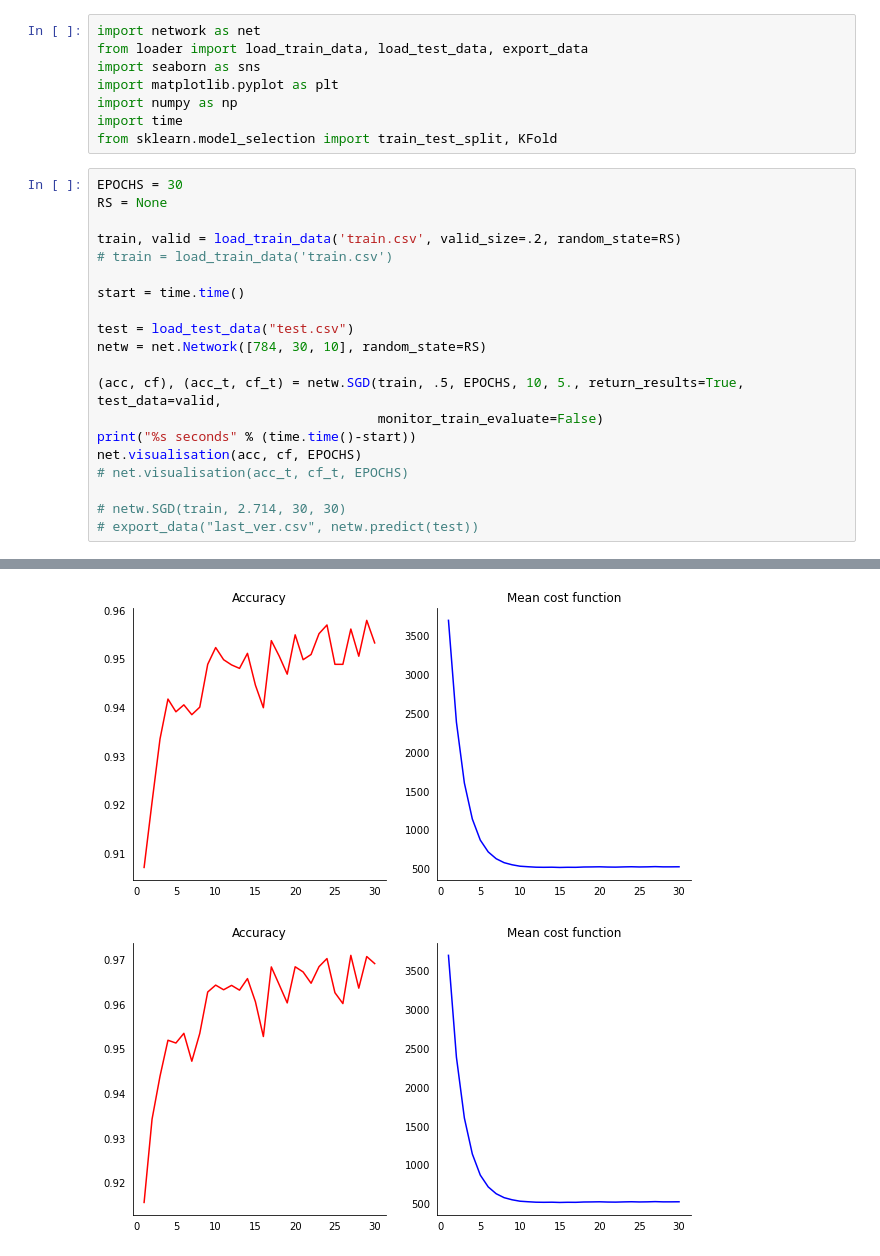
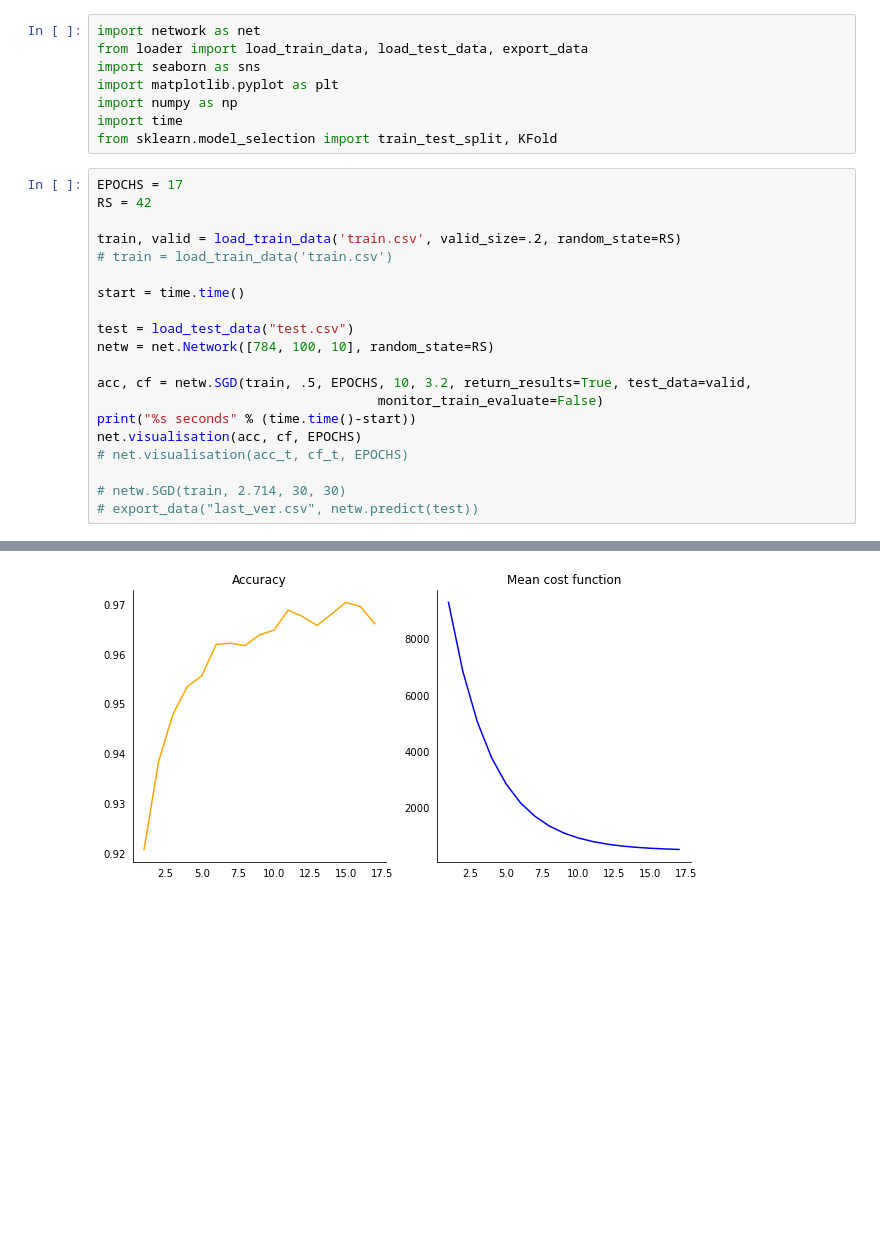
Before and after one commit to Grafit24/my-first-neurol-network, a Jupyter notebook: experement.ipynb, the cells around one changed output, grey strips where cells are left out. Cells and saved outputs as stored; diff of their text form; blank space fills up the shorter version.

```diff
--- a/experement.ipynb
+++ b/experement.ipynb
@@ -7,8 +7,8 @@ import numpy as np
 import time
 from sklearn.model_selection import train_test_split, KFold
 # %%
-EPOCHS = 30
-RS = None
+EPOCHS = 17
+RS = 42
 
 train, valid = load_train_data('train.csv', valid_size=.2, random_state=RS)
 # train = load_train_data('train.csv')
@@ -16,9 +16,9 @@ train, valid = load_train_data('train.csv', valid_size=.2, random_state=RS)
 start = time.time()
 
 test = load_test_data("test.csv")
-netw = net.Network([784, 30, 10], random_state=RS)
+netw = net.Network([784, 100, 10], random_state=RS)
 
-(acc, cf), (acc_t, cf_t) = netw.SGD(train, .5, EPOCHS, 10, 5., return_results=True, test_data=valid,
+acc, cf = netw.SGD(train, .5, EPOCHS, 10, 3.2, return_results=True, test_data=valid,
                                     monitor_train_evaluate=False)
 print("%s seconds" % (time.time()-start))
 net.visualisation(acc, cf, EPOCHS)
@@ -47,5 +48,4 @@ Epoch 30 complete with accuracity 8008/8400 = 0.9533333333333334
-[figure, old version]
+[figure, new version]
-[figure, removed]
 # %%
 fig, ax = plt.subplots()
 ax.plot(range(0, EPOCHS), acc, color="red")
```
Also changed, not shown: parts of 3 cells of this notebook, 1 other file.
